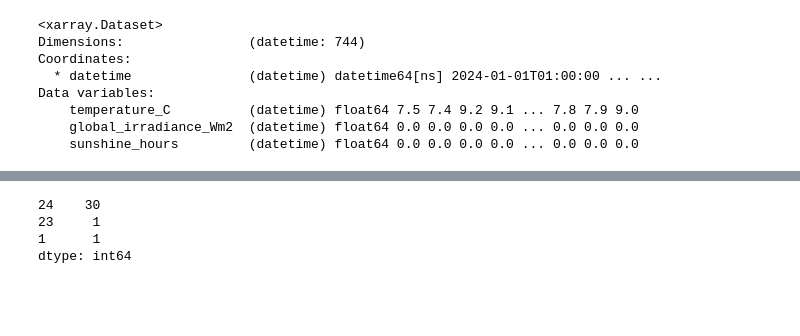
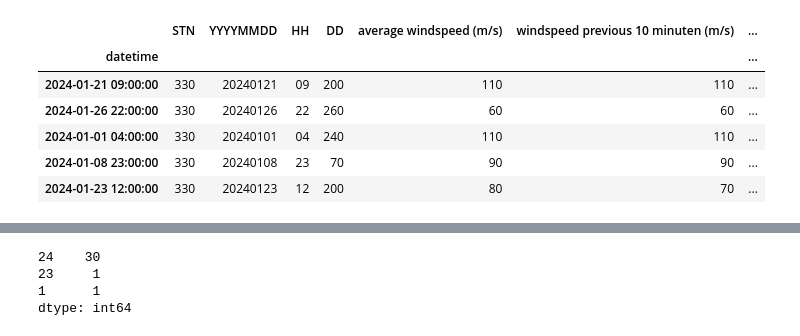
Before and after one commit to SoleilUmwiza92/Solar-Panel-Project, a Jupyter notebook: Energy/WeatherModel.ipynb, the cells around one changed output, grey strips where cells are left out. Cells and saved outputs as stored; diff of their text form; code cells hidden in the pictures; blank space fills up the shorter version.

```diff
--- a/Energy/WeatherModel.ipynb
+++ b/Energy/WeatherModel.ipynb
@@ -33,7 +81,17 @@ df.set_index("datetime", inplace=True)
 # %%
 # Convert raw values
-df["temperature_C"] = df["T"] / 10
-df["global_irradiance_Wm2"] = (df["Q"] * 10000) / 3600
-df["sunshine_hours"] = df["SQ"] * 0.1
+df["temperature_C"] = df["temperature_C"] / 10
+df["global_radiation_KW"] = (df["global_radiation_KW"] * 1e4) / (1e3 * 3600 )
+df["duration of sunshine (h)"] = df["duration of sunshine (h)"] * 0.1
+# %%
+df.sample(5)
+# %% [output]
+|  | STN | YYYYMMDD | HH | DD | average windspeed (m/s) | windspeed previous 10 minuten (m/s) | ... |
+| datetime |  |  |  |  |  |  | ... |
+| 2024-01-21 09:00:00 | 330 | 20240121 | 09 | 200 | 110 | 110 | ... |
+| 2024-01-26 22:00:00 | 330 | 20240126 | 22 | 260 | 60 | 60 | ... |
+| 2024-01-01 04:00:00 | 330 | 20240101 | 04 | 240 | 110 | 110 | ... |
+| 2024-01-08 23:00:00 | 330 | 20240108 | 23 | 70 | 90 | 90 | ... |
+| 2024-01-23 12:00:00 | 330 | 20240123 | 12 | 200 | 80 | 70 | ... |
 # %%
 # Keep only relevant columns
@@ -44,12 +98,0 @@ ds_weather = xr.Dataset.from_dataframe(df_clean)
-# %%
-# Preview
-ds_weather
-# %% [output]
-<xarray.Dataset>
-Dimensions:                (datetime: 744)
-Coordinates:
-  * datetime               (datetime) datetime64[ns] 2024-01-01T01:00:00 ... ...
-Data variables:
-    temperature_C          (datetime) float64 7.5 7.4 9.2 9.1 ... 7.8 7.9 9.0
-    global_irradiance_Wm2  (datetime) float64 0.0 0.0 0.0 0.0 ... 0.0 0.0 0.0
-    sunshine_hours         (datetime) float64 0.0 0.0 0.0 0.0 ... 0.0 0.0 0.0
```
Also changed, not shown: parts of 30 cells of this notebook, 5 other files.
